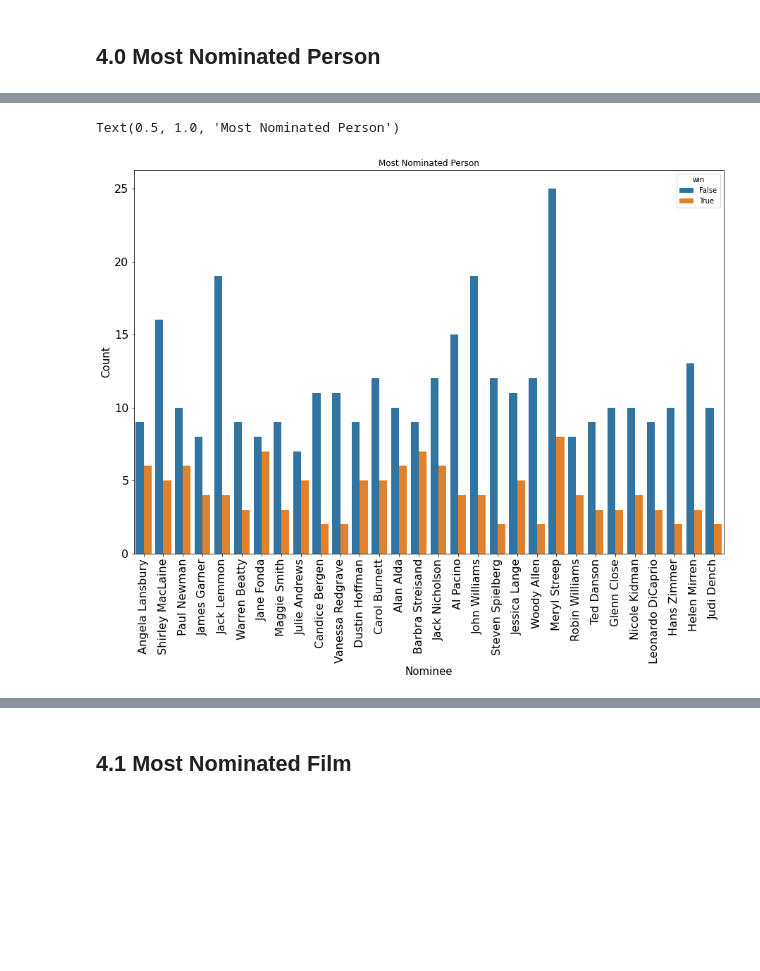
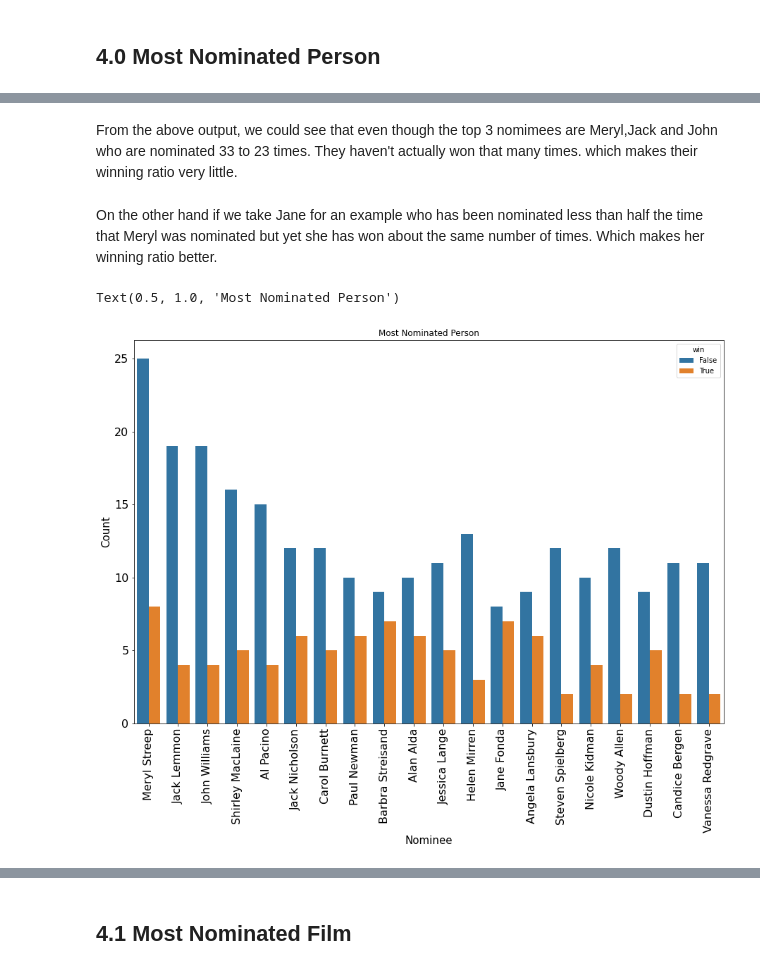
Before and after one commit to YashHajare/EDA_Golden_glode_awards, a Jupyter notebook: Golden_Glode_Awards_EDA_(Final).ipynb, the cells around one changed output, grey strips where cells are left out. Cells and saved outputs as stored; diff of their text form; code cells hidden in the pictures; blank space fills up the shorter version.

```diff
--- a/Golden_Glode_Awards_EDA_(Final).ipynb
+++ b/Golden_Glode_Awards_EDA_(Final).ipynb
@@ -439,16 +480,22 @@ Name: win, dtype: int64
+# %% [markdown]
+From the above output, we could see that even though the top 3 nomimees are Meryl,Jack and John who are nominated 33 to 23 times.
+They haven't actually won that many times.
+which makes their winning ratio very little.
+# %% [markdown]
+On the other hand if we take Jane for an example who has been nominated less than half the time that Meryl was nominated but yet she has won about the same number of times. Which makes her winning ratio better.
 # %%
 import seaborn as sb
 import matplotlib.pyplot as plt
 
 plt.figure(figsize=(15,10))
-df = data['nominee'].value_counts().nlargest(30)
-df = data[data['nominee'].isin(df.index)]
-sb.countplot(x='nominee', hue='win', data=df)
+d = data['nominee'].value_counts().nlargest(20)
+df = data[data['nominee'].isin(d.index)]
+sb.countplot(x='nominee', hue='win', data=df,order=d.index)
 plt.xticks(rotation=90, fontsize=16)
 plt.xlabel("Nominee", fontsize=15)
 plt.ylabel("Count", fontsize=15)
 plt.yticks(fontsize=16)
 plt.title("Most Nominated Person")
 # %% [output]
 Text(0.5, 1.0, 'Most Nominated Person')
-[figure, old version]
+[figure, new version]
```
Also changed, not shown: parts of 32 cells of this notebook.
